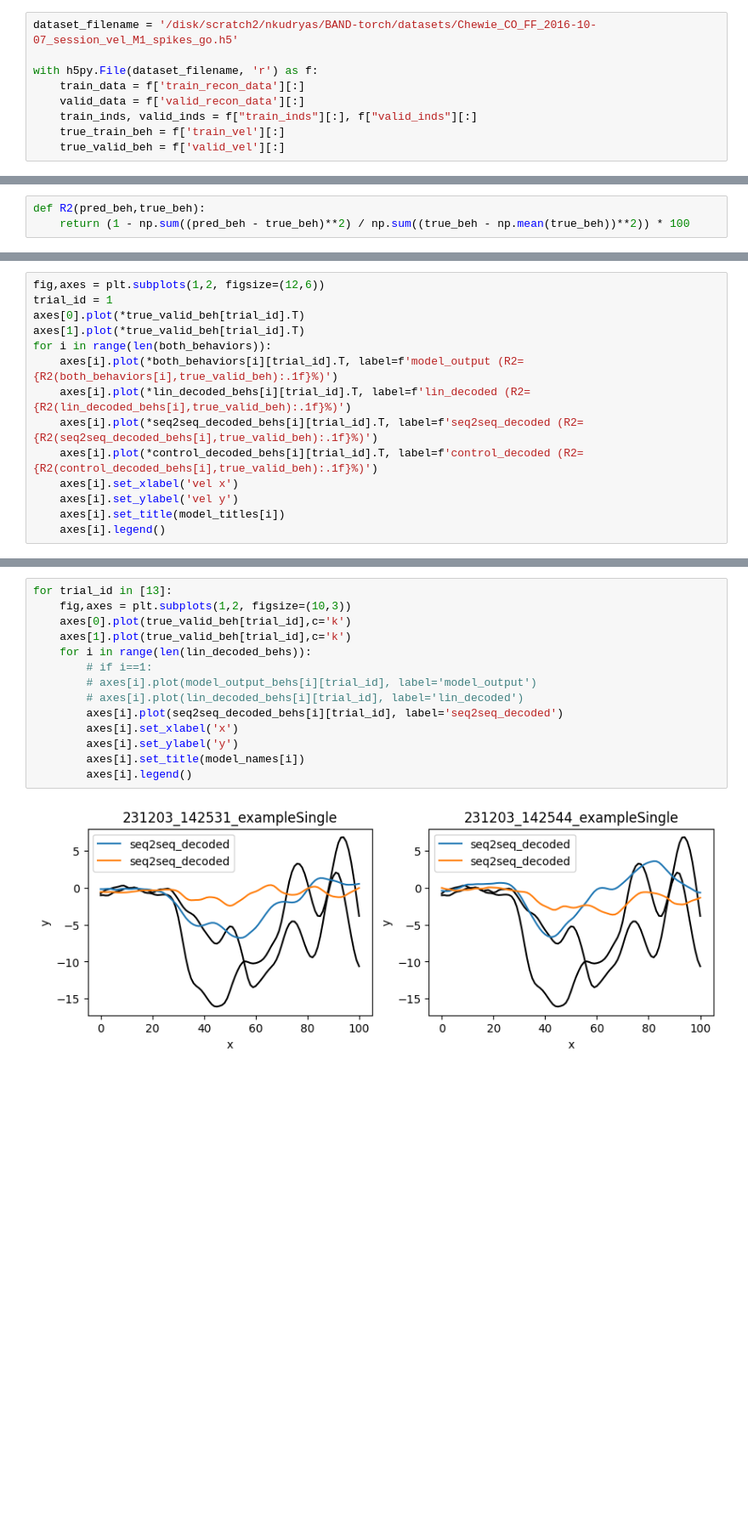
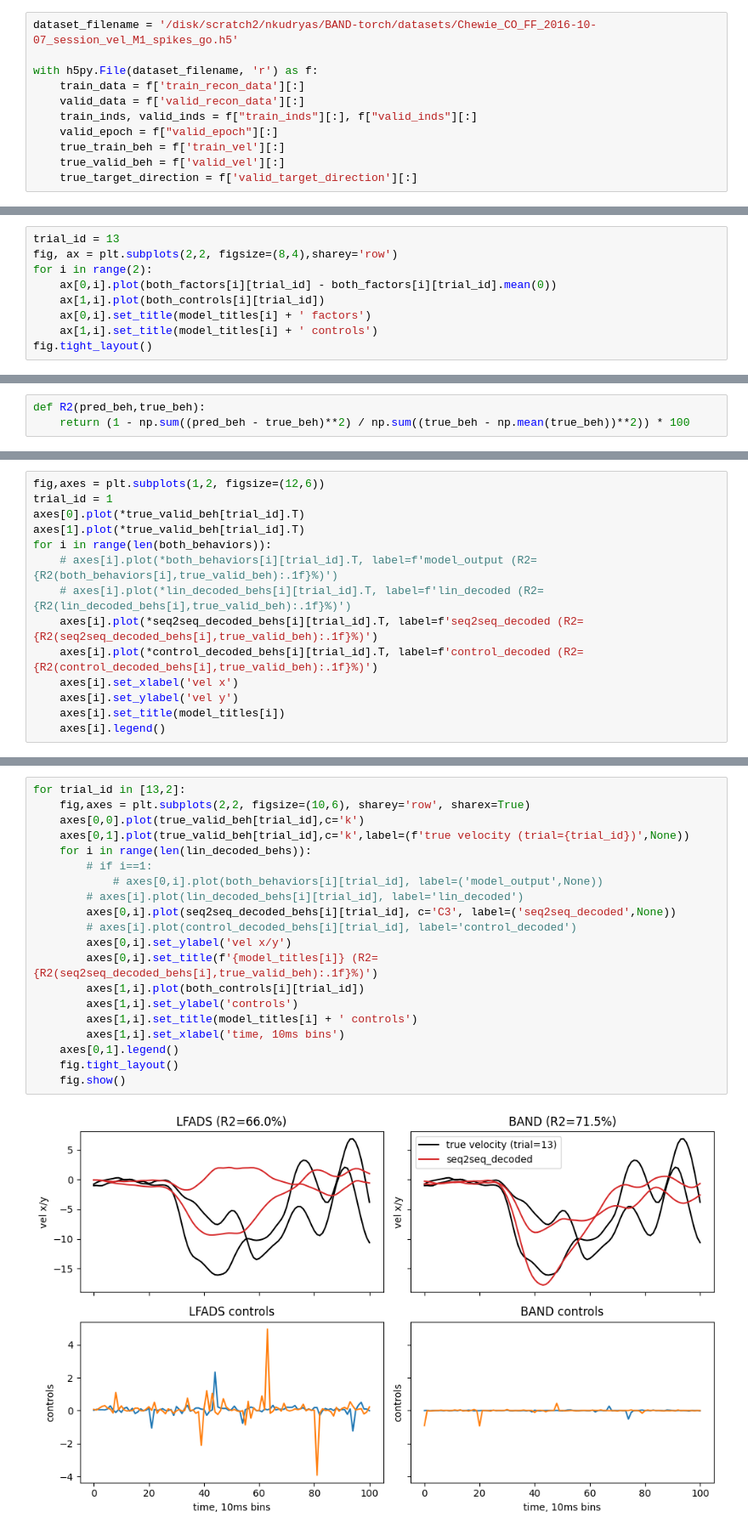
Before and after one commit to NinelK/BAND-torch, a Jupyter notebook: notebooks/post/compare_pairs.ipynb, the cells around one changed output, grey strips where cells are left out. Shown at 85% size. Saved outputs shown, nothing was run; the diff lists cells and outputs as text; blank space fills up the shorter version.

```diff
--- a/notebooks/post/compare_pairs.ipynb
+++ b/notebooks/post/compare_pairs.ipynb
@@ -41,8 +149,10 @@ with h5py.File(dataset_filename, 'r') as f:
     train_data = f['train_recon_data'][:]
     valid_data = f['valid_recon_data'][:]
     train_inds, valid_inds = f["train_inds"][:], f["valid_inds"][:]
+    valid_epoch = f["valid_epoch"][:]
     true_train_beh = f['train_vel'][:]
     true_valid_beh = f['valid_vel'][:]
+    true_target_direction = f['valid_target_direction'][:]
 # %%
 def merge_train_valid(train_data, valid_data, train_inds, valid_inds):
     n_samples = len(train_data) + len(valid_data)
@@ -103,0 +248,9 @@ for model_name in model_names:
+# %%
+trial_id = 13
+fig, ax = plt.subplots(2,2, figsize=(8,4),sharey='row')
+for i in range(2):
+    ax[0,i].plot(both_factors[i][trial_id] - both_factors[i][trial_id].mean(0))
+    ax[1,i].plot(both_controls[i][trial_id])
+    ax[0,i].set_title(model_titles[i] + ' factors')
+    ax[1,i].set_title(model_titles[i] + ' controls')
+fig.tight_layout()
@@ -119,8 +276,8 @@ trial_id = 1
 axes[0].plot(*true_valid_beh[trial_id].T)
 axes[1].plot(*true_valid_beh[trial_id].T)
 for i in range(len(both_behaviors)):
-    axes[i].plot(*both_behaviors[i][trial_id].T, label=f'model_output (R2={R2(both_behaviors[i],true_valid_beh):.1f}%)')
-    axes[i].plot(*lin_decoded_behs[i][trial_id].T, label=f'lin_decoded (R2={R2(lin_decoded_behs[i],true_valid_beh):.1f}%)')
+    # axes[i].plot(*both_behaviors[i][trial_id].T, label=f'model_output (R2={R2(both_behaviors[i],true_valid_beh):.1f}%)')
+    # axes[i].plot(*lin_decoded_behs[i][trial_id].T, label=f'lin_decoded (R2={R2(lin_decoded_behs[i],true_valid_beh):.1f}%)')
     axes[i].plot(*seq2seq_decoded_behs[i][trial_id].T, label=f'seq2seq_decoded (R2={R2(seq2seq_decoded_behs[i],true_valid_beh):.1f}%)')
     axes[i].plot(*control_decoded_behs[i][trial_id].T, label=f'control_decoded (R2={R2(control_decoded_behs[i],true_valid_beh):.1f}%)')
     axes[i].set_xlabel('vel x')
@@ -132,16 +289,22 @@ for i in range(len(both_behaviors)):
 # %%
-for trial_id in [13]:
-    fig,axes = plt.subplots(1,2, figsize=(10,3))
-    axes[0].plot(true_valid_beh[trial_id],c='k')
-    axes[1].plot(true_valid_beh[trial_id],c='k')
+for trial_id in [13,2]:
+    fig,axes = plt.subplots(2,2, figsize=(10,6), sharey='row', sharex=True)
+    axes[0,0].plot(true_valid_beh[trial_id],c='k')
+    axes[0,1].plot(true_valid_beh[trial_id],c='k',label=(f'true velocity (trial={trial_id})',None))
     for i in range(len(lin_decoded_behs)):
         # if i==1:
-        # axes[i].plot(model_output_behs[i][trial_id], label='model_output')
+            # axes[0,i].plot(both_behaviors[i][trial_id], label=('model_output',None))
         # axes[i].plot(lin_decoded_behs[i][trial_id], label='lin_decoded')
-        axes[i].plot(seq2seq_decoded_behs[i][trial_id], label='seq2seq_decoded')
-        axes[i].set_xlabel('x')
-        axes[i].set_ylabel('y')
-        axes[i].set_title(model_names[i])
-        axes[i].legend()
+        axes[0,i].plot(seq2seq_decoded_behs[i][trial_id], c='C3', label=('seq2seq_decoded',None))
+        # axes[i].plot(control_decoded_behs[i][trial_id], label='control_decoded')
+        axes[0,i].set_ylabel('vel x/y')
+        axes[0,i].set_title(f'{model_titles[i]} (R2={R2(seq2seq_decoded_behs[i],true_valid_beh):.1f}%)')
+        axes[1,i].plot(both_controls[i][trial_id])
+        axes[1,i].set_ylabel('controls')
+        axes[1,i].set_title(model_titles[i] + ' controls')
+        axes[1,i].set_xlabel('time, 10ms bins')
+    axes[0,1].legend()
+    fig.tight_layout()
+    fig.show()
 # %% [output]
-[figure, old version]
+[figure, new version]
```
Also changed, not shown: parts of 23 cells of this notebook, 14 other files.
